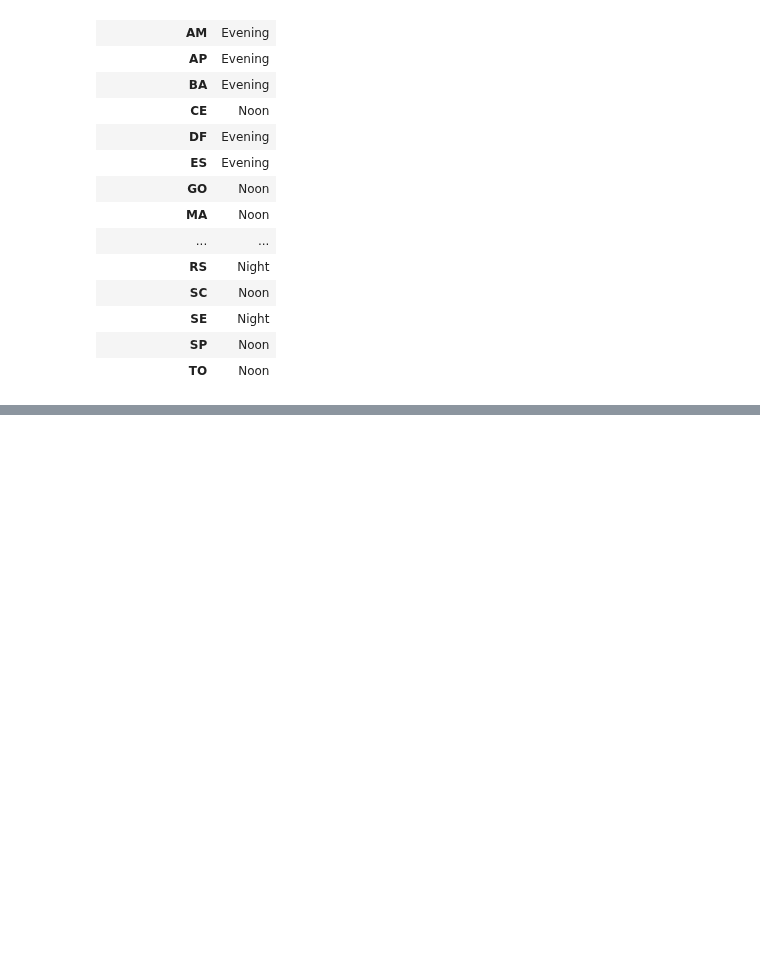
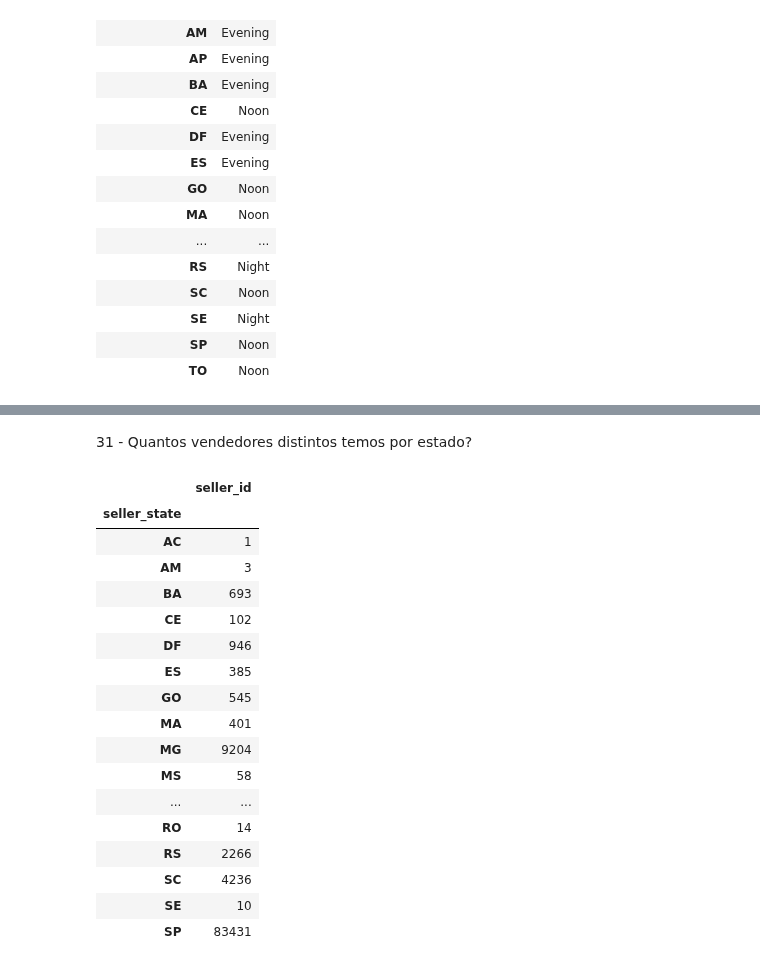
Before and after one commit to skillox1/PADSW06MDCD, a Jupyter notebook: Olist.ipynb, the cells around one changed output, grey strips where cells are left out. Saved outputs shown, nothing was run; the diff lists cells and outputs as text; code cells hidden in the pictures; blank space fills up the shorter version.

```diff
--- a/Olist.ipynb
+++ b/Olist.ipynb
@@ -459,0 +505,23 @@ olist.groupby("customer_state").agg({"period":(pd.Series.mode)})
+# %% [markdown]
+31 - Quantos vendedores distintos temos por estado?
+# %%
+olist.groupby("seller_state").agg({"seller_id":(pd.Series.count)})
+# %% [output]
+|  | seller_id |
+| seller_state |  |
+| AC | 1 |
+| AM | 3 |
+| BA | 693 |
+| CE | 102 |
+| DF | 946 |
+| ES | 385 |
+| GO | 545 |
+| MA | 401 |
+| MG | 9204 |
+| MS | 58 |
+| ... | ... |
+| RO | 14 |
+| RS | 2266 |
+| SC | 4236 |
+| SE | 10 |
+| SP | 83431 |
```
Also changed, not shown: parts of 4 cells of this notebook.
